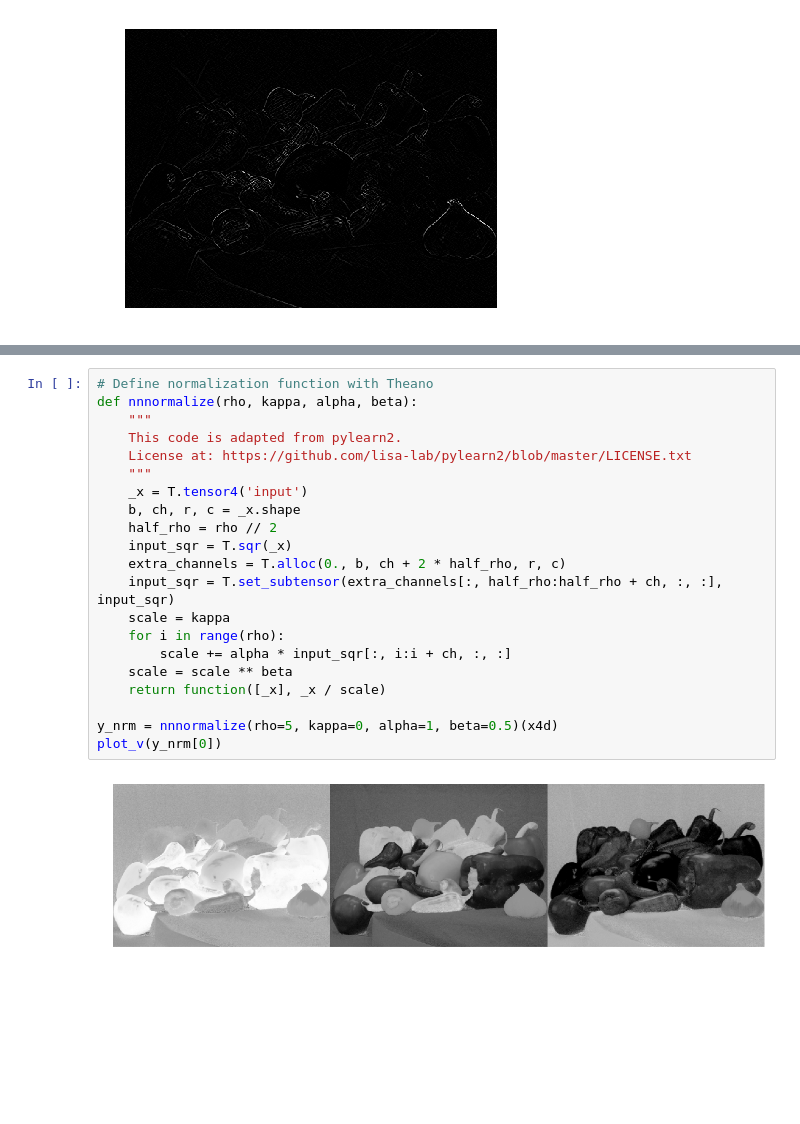
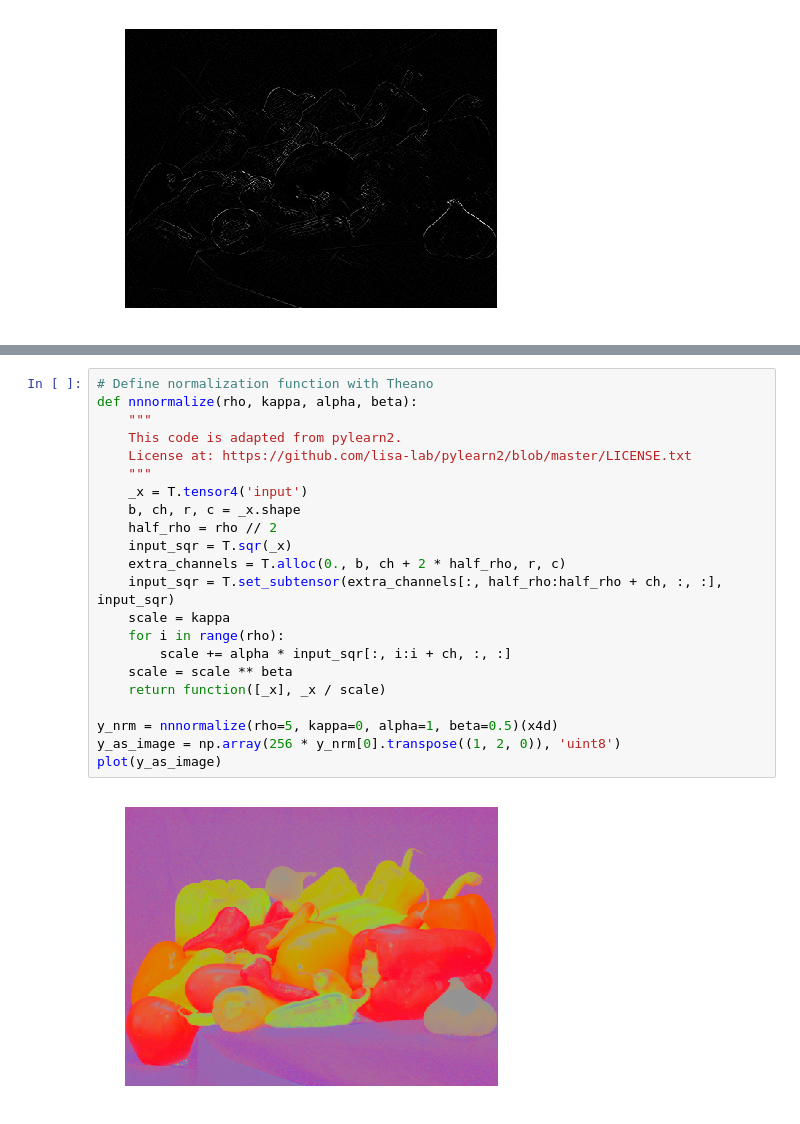
Before and after one commit to caomw/practical-cnn-python, a Jupyter notebook: exercise1.ipynb, the cells around one changed output, grey strips where cells are left out. Drawn from its saved outputs; the diff is of its cells as text; blank space fills up the shorter version.

```diff
--- a/exercise1.ipynb
+++ b/exercise1.ipynb
@@ -98,23 +182,24 @@ plot(y_as_image)
 # %%
 # Define normalization function with Theano
 def nnnormalize(rho, kappa, alpha, beta):
     """
     This code is adapted from pylearn2.
     License at: https://github.com/lisa-lab/pylearn2/blob/master/LICENSE.txt
     """
     _x = T.tensor4('input')
     b, ch, r, c = _x.shape
     half_rho = rho // 2
     input_sqr = T.sqr(_x)
     extra_channels = T.alloc(0., b, ch + 2 * half_rho, r, c)
     input_sqr = T.set_subtensor(extra_channels[:, half_rho:half_rho + ch, :, :], input_sqr)
     scale = kappa
     for i in range(rho):
         scale += alpha * input_sqr[:, i:i + ch, :, :]
     scale = scale ** beta
     return function([_x], _x / scale)
 
 y_nrm = nnnormalize(rho=5, kappa=0, alpha=1, beta=0.5)(x4d)
-plot_v(y_nrm[0])
+y_as_image = np.array(256 * y_nrm[0].transpose((1, 2, 0)), 'uint8')
+plot(y_as_image)
 # %% [output]
-[figure, old version]
+[figure, new version]
```
Also changed, not shown: parts of 19 cells of this notebook.
